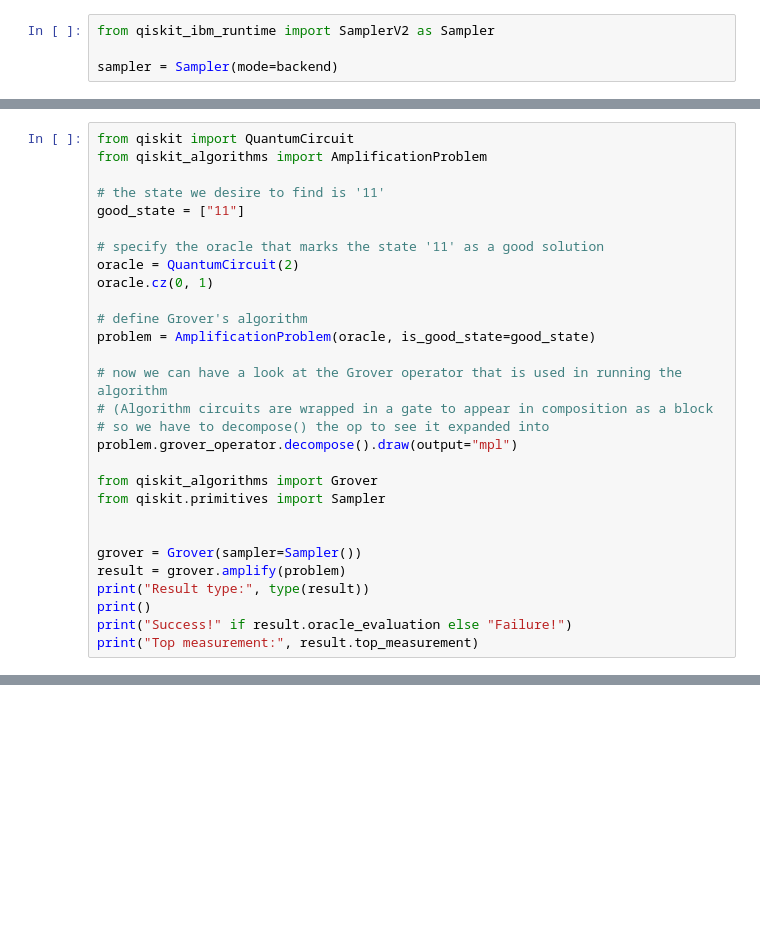
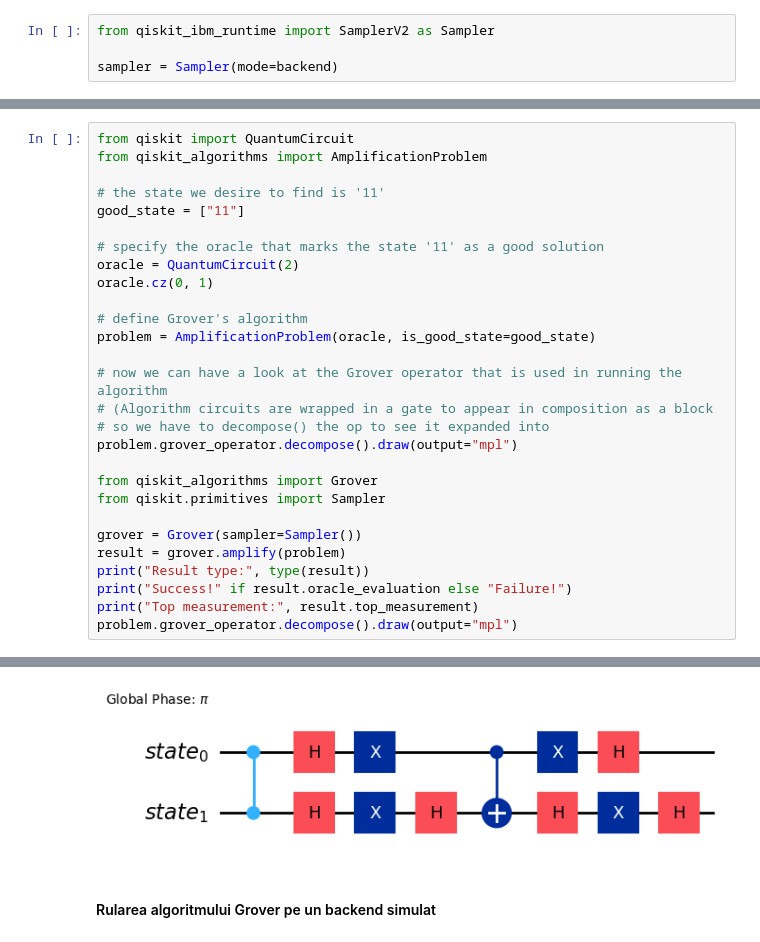
Before and after one commit to Florin-Ionita/Practica_vara, a Jupyter notebook: demo_quantum.ipynb, the cells around one changed output, grey strips where cells are left out. Saved outputs shown, nothing was run; the diff lists cells and outputs as text; blank space fills up the shorter version.

```diff
--- a/demo_quantum.ipynb
+++ b/demo_quantum.ipynb
@@ -121,12 +137,11 @@ problem.grover_operator.decompose().draw(output="mpl")
 from qiskit_algorithms import Grover
 from qiskit.primitives import Sampler
 
-
 grover = Grover(sampler=Sampler())
 result = grover.amplify(problem)
 print("Result type:", type(result))
-print()
 print("Success!" if result.oracle_evaluation else "Failure!")
 print("Top measurement:", result.top_measurement)
+problem.grover_operator.decompose().draw(output="mpl")
 # %% [output]
 Result type: <class 'qiskit_algorithms.amplitude_amplifiers.grover.GroverResult'>
@@ -134,5 +148,8 @@ Result type: <class 'qiskit_algorithms.amplitude_amplifiers.grover.GroverResult'
 Success!
 Top measurement: 11
+[figure, added]
+# %% [markdown]
+#### Rularea algoritmului Grover pe un backend simulat
 # %%
 import os
 import time
```
Also changed, not shown: parts of 16 cells of this notebook, 11 other files.
